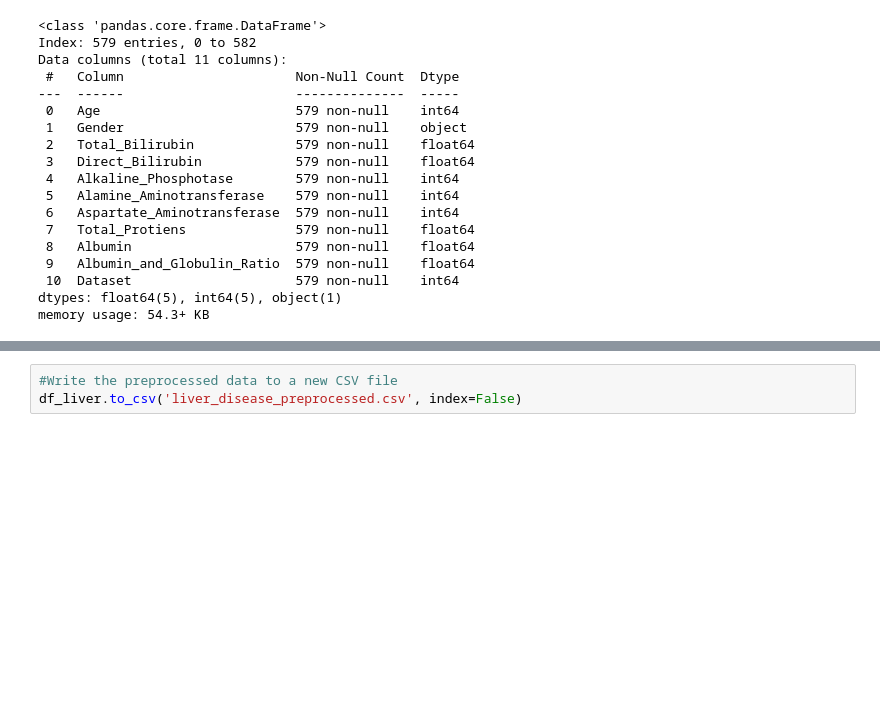
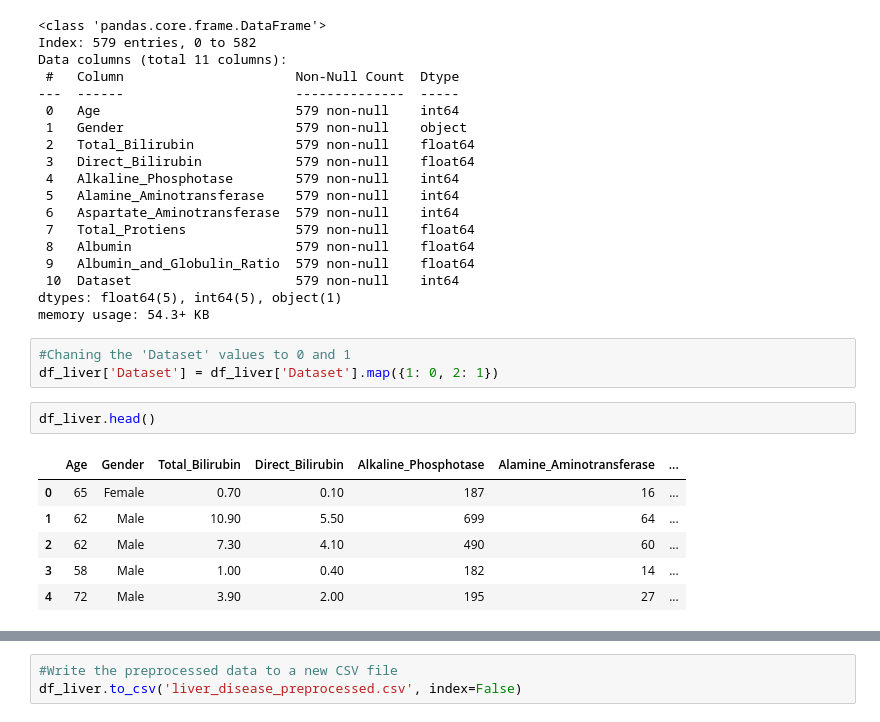
Before and after one commit to krisv8/Multiple-Disease-Analysis, a Jupyter notebook: Liver_Predict.ipynb, the cells around one changed output, grey strips where cells are left out. Drawn from its saved outputs; the diff is of its cells as text; blank space fills up the shorter version.

```diff
--- a/Liver_Predict.ipynb
+++ b/Liver_Predict.ipynb
@@ -75,6 +75,18 @@ Data columns (total 11 columns):
  10  Dataset                     579 non-null    int64
 dtypes: float64(5), int64(5), object(1)
 memory usage: 54.3+ KB
+# %%
+#Chaning the 'Dataset' values to 0 and 1
+df_liver['Dataset'] = df_liver['Dataset'].map({1: 0, 2: 1})
+# %%
+df_liver.head()
+# %% [output]
+|  | Age | Gender | Total_Bilirubin | Direct_Bilirubin | Alkaline_Phosphotase | Alamine_Aminotransferase | ... |
+| 0 | 65 | Female | 0.70 | 0.10 | 187 | 16 | ... |
+| 1 | 62 | Male | 10.90 | 5.50 | 699 | 64 | ... |
+| 2 | 62 | Male | 7.30 | 4.10 | 490 | 60 | ... |
+| 3 | 58 | Male | 1.00 | 0.40 | 182 | 14 | ... |
+| 4 | 72 | Male | 3.90 | 2.00 | 195 | 27 | ... |
 # %%
 #Plot the distribution of the 'Dataset' column
 sns.countplot(x='Dataset', data=df_liver)
```
Also changed, not shown: parts of 8 cells of this notebook, 6 other files.
